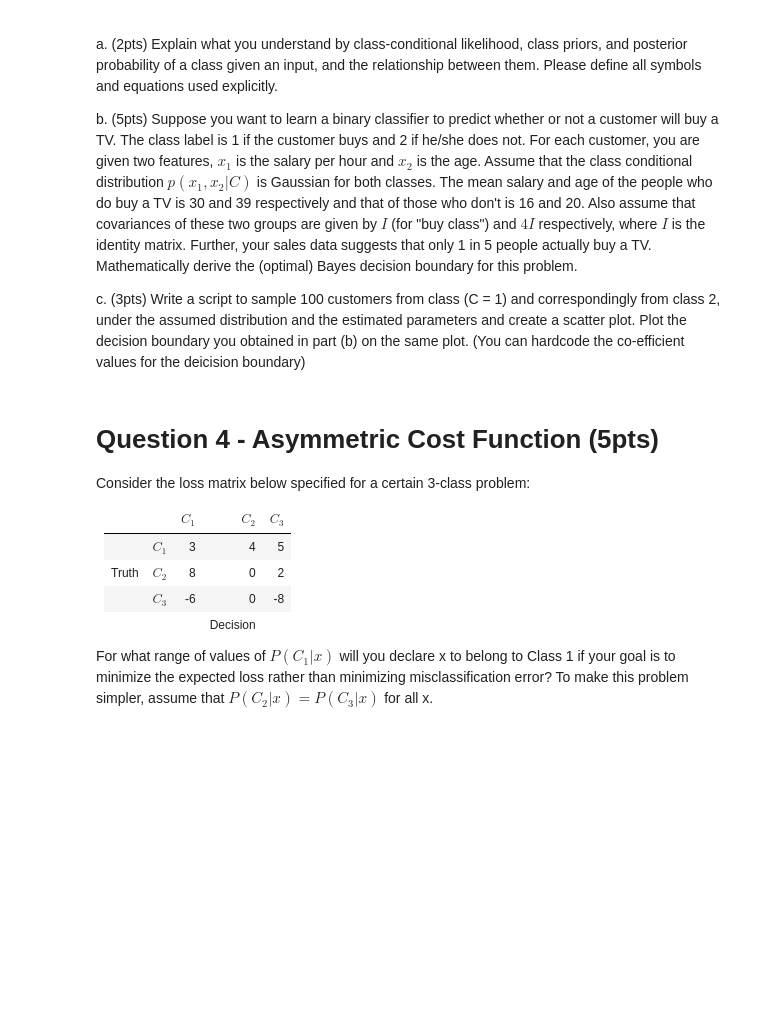
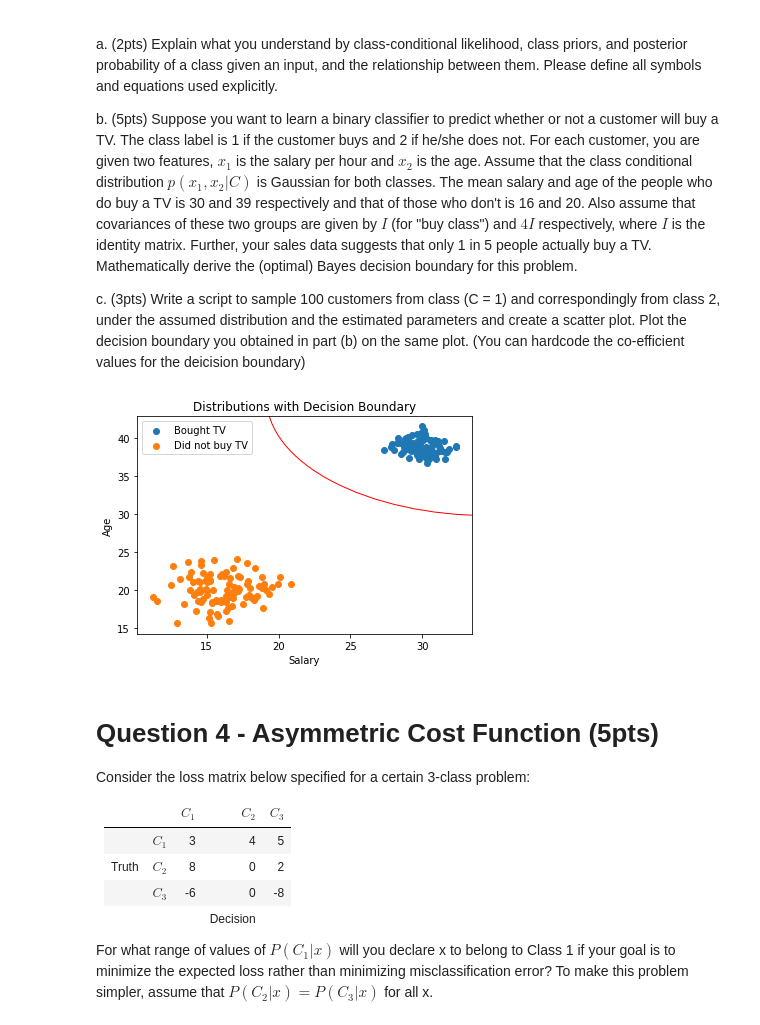
Before and after one commit to ajleo899/DataSciencePrinciplesLabs, a Jupyter notebook: HW3/hw3.ipynb, the cells around one changed output. Saved outputs shown, nothing was run; the diff lists cells and outputs as text; code cells hidden in the pictures; blank space fills up the shorter version.

```diff
--- a/HW3/hw3.ipynb
+++ b/HW3/hw3.ipynb
@@ -381,6 +381,27 @@ a. (2pts) Explain what you understand by class-conditional likelihood, class pri
 b. (5pts) Suppose you want to learn a binary classifier to predict whether or not a customer will buy a TV. The class label is 1 if the customer buys and 2 if he/she does not. For each customer, you are given two features, $x_1$ is the salary per hour and $x_2$ is the age. Assume that the class conditional distribution $p(x_1,x_2|C)$ is Gaussian for both classes. The mean salary and age of the people who do buy a TV is 30 and 39 respectively and that of those who don't is 16 and 20. Also assume that covariances of these two groups are given by $I$ (for "buy class") and $4I$ respectively, where $I$ is the identity matrix. Further, your sales data suggests that only 1 in 5 people actually buy a TV. Mathematically derive the (optimal) Bayes decision boundary for this problem.
 
 c. (3pts) Write a script to sample 100 customers from class (C = 1) and correspondingly from class 2, under the assumed distribution and the estimated parameters and create a scatter plot. Plot the decision boundary you obtained in  part (b) on the same plot. (You can hardcode the co-efficient values for the deicision boundary)
+# %%
+cov_yes = [[1,0],[0,1]]
+cov_no = [[4,0],[0,4]]
+mean_yes = [30,39]
+mean_no = [16,20]
+samples_yes = np.random.multivariate_normal(mean=mean_yes,cov=cov_yes,size=100)
+samples_no = np.random.multivariate_normal(mean=mean_no,cov=cov_no,size=100)
+
+ax = plt.gca()
+ax.cla()
+ax.set_xlabel('Salary')
+ax.set_ylabel('Age')
+ax.set_title('Distributions with Decision Boundary')
+ax.scatter(samples_yes[:,0], samples_yes[:,1],label='Bought TV')
+ax.scatter(samples_no[:,0], samples_no[:,1],label='Did not buy TV')
+circle = plt.Circle((104/3,136/3), 15.49738, color='red', fill=False, label='Decision Boundary')
+ax.add_artist(circle)
+plt.legend()
+plt.show()
+# %% [output]
+[figure, added]
 # %% [markdown]
 
 # Question 4 - Asymmetric Cost Function (5pts)
```
Also changed, not shown: parts of 2 cells of this notebook.
